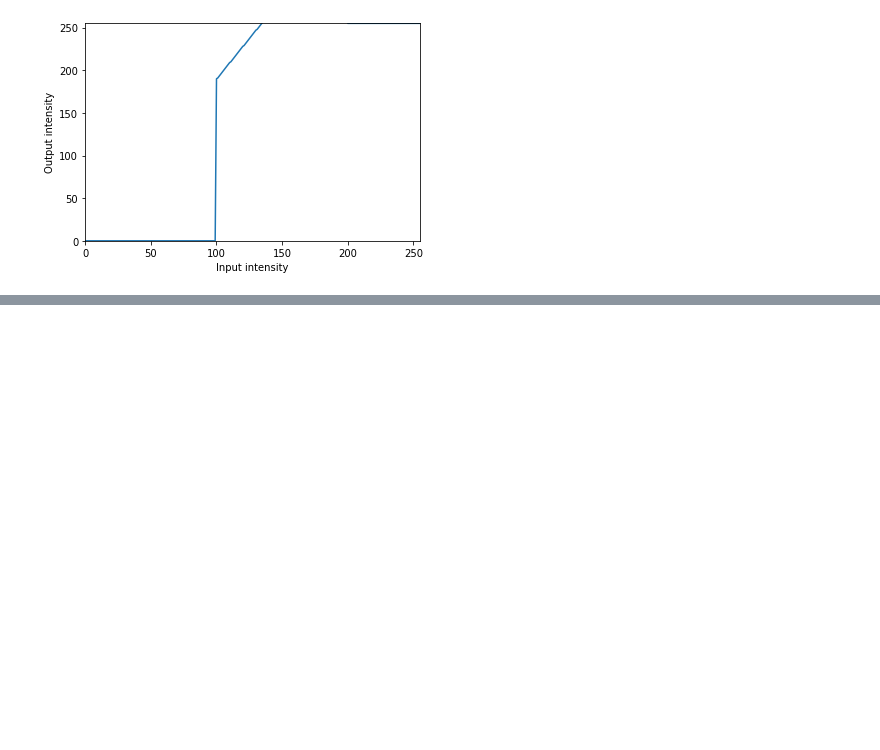
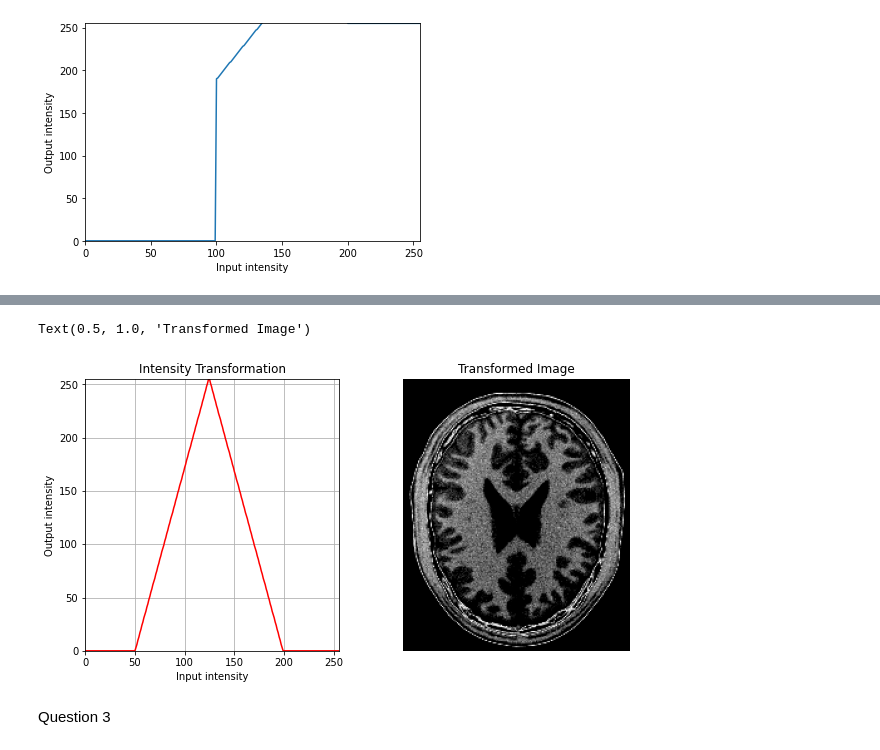
Before and after one commit to shemalperera/IPMVA01, a Jupyter notebook: Code.ipynb, the cells around one changed output, grey strips where cells are left out. Drawn from its saved outputs; the diff is of its cells as text; code cells hidden in the pictures; blank space fills up the shorter version.

```diff
--- a/Code.ipynb
+++ b/Code.ipynb
@@ -74,0 +88,35 @@ ax.set_ylim(0, 255)
+# %%
+c = np.array([(125,50),(75,200)])
+
+t1 = np.linspace(0,0,c[0,1]).astype('uint8')
+t2 = np.linspace(0,255,c[1,0]).astype('uint8')
+t3 = np.linspace(255,0,c[1,0]).astype('uint8')
+t4 = np.linspace(0,0,c[0,1]+6).astype('uint8')
+
+transform = np.concatenate((t1,t2), axis=0).astype('uint8')
+transform = np.concatenate((transform, t3), axis=0).astype('uint8')
+transform = np.concatenate((transform, t4), axis=0).astype('uint8')
+
+fig, ax = plt.subplots(1, 2, figsize=(10, 5))
+
+# Plot the lookup table
+ax[0].plot(transform, 'r', label='Identity')
+ax[0].set_title('Intensity Transformation')
+ax[0].grid('on')
+ax[0].set_xlim([0, 255])
+ax[0].set_ylim([0, 255])
+ax[0].set_xlabel('Input intensity')
+ax[0].set_ylabel('Output intensity')
+
+
+im_transf = cv.LUT(img_org, transform)
+
+#Plot transformed Image
+ax[1].imshow(im_transf, cmap='gray')
+ax[1].axis('off')
+ax[1].set_title('Transformed Image')
+# %% [output]
+Text(0.5, 1.0, 'Transformed Image')
+[figure, added]
+# %% [markdown]
+Question 3
```
Also changed, not shown: parts of 2 cells of this notebook.
